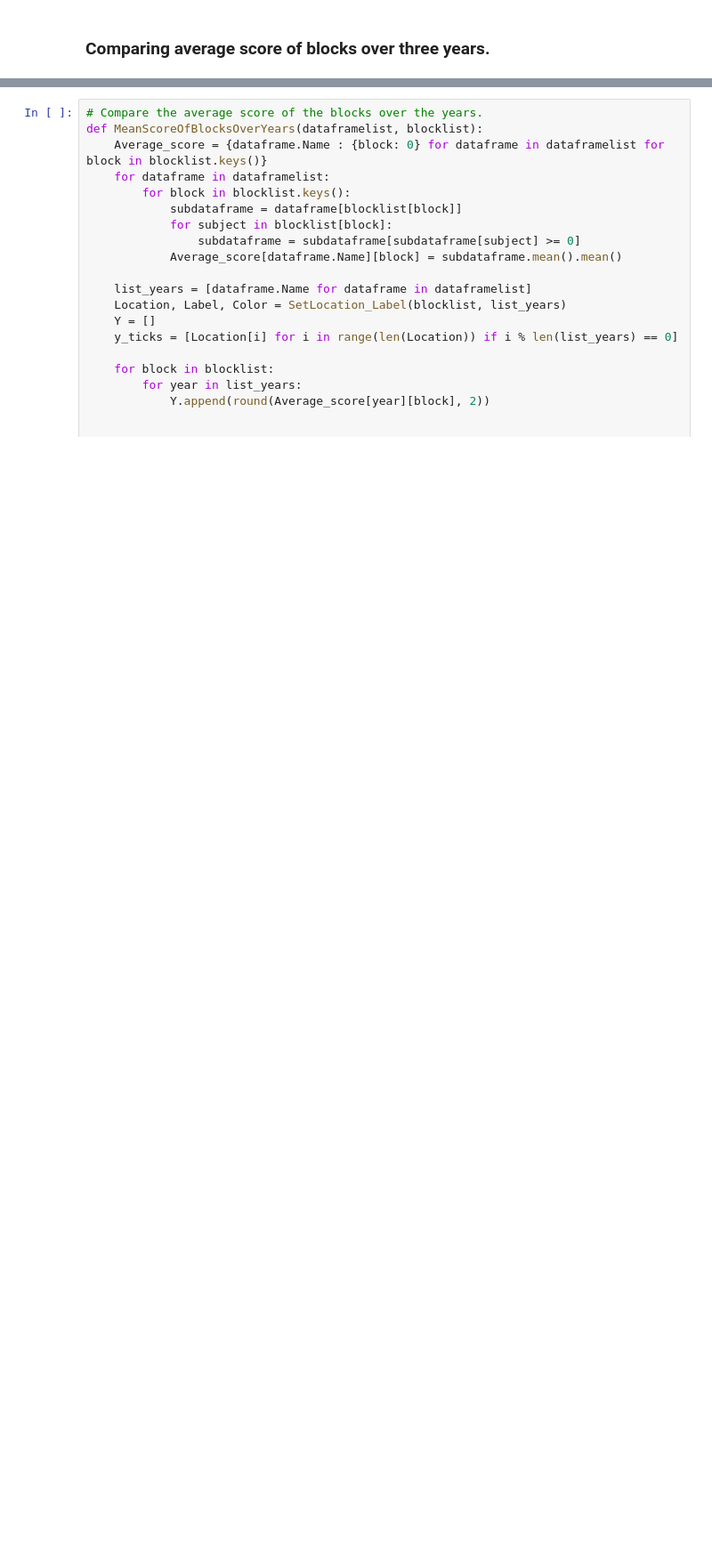
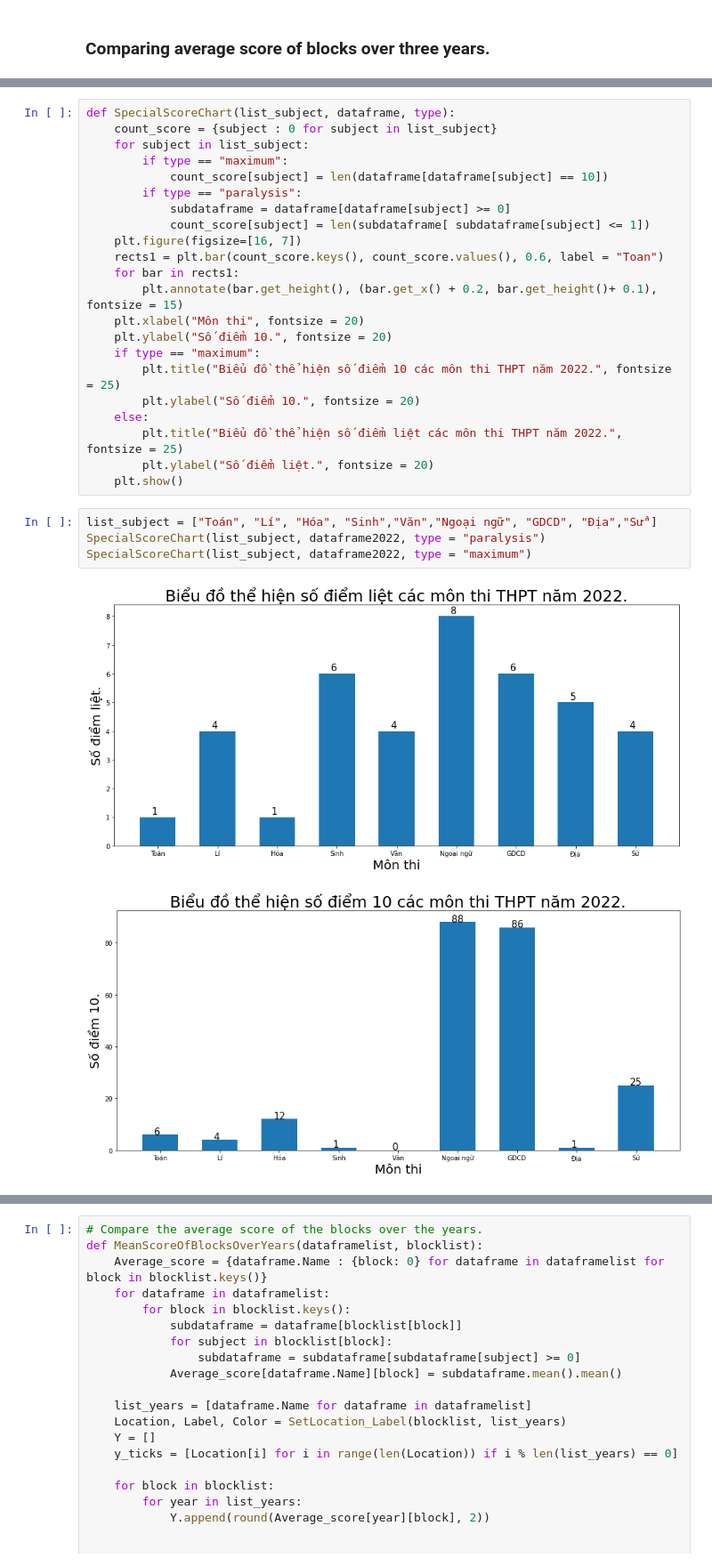
Before and after one commit to QuocBao02/Python-for-Data-Science---Final-Project, a Jupyter notebook: Report.ipynb, the cells around one changed output, grey strips where cells are left out. Shown at 89% size. Cells and saved outputs as stored; diff of their text form; blank space fills up the shorter version.

```diff
--- a/Report.ipynb
+++ b/Report.ipynb
@@ -504,0 +827,29 @@ MeanScoreOfSubjectsOverYears([dataframe2020, dataframe2021, dataframe2022], ["To
+# %%
+def SpecialScoreChart(list_subject, dataframe, type):
+    count_score = {subject : 0 for subject in list_subject}
+    for subject in list_subject:
+        if type == "maximum":
+            count_score[subject] = len(dataframe[dataframe[subject] == 10])
+        if type == "paralysis":
+            subdataframe = dataframe[dataframe[subject] >= 0]
+            count_score[subject] = len(subdataframe[ subdataframe[subject] <= 1])
+    plt.figure(figsize=[16, 7])
+    rects1 = plt.bar(count_score.keys(), count_score.values(), 0.6, label = "Toan")
+    for bar in rects1:
+        plt.annotate(bar.get_height(), (bar.get_x() + 0.2, bar.get_height()+ 0.1), fontsize = 15)
+    plt.xlabel("Môn thi", fontsize = 20)
+    plt.ylabel("Số điểm 10.", fontsize = 20)
+    if type == "maximum":
+        plt.title("Biểu đồ thể hiện số điểm 10 các môn thi THPT năm 2022.", fontsize = 25)
+        plt.ylabel("Số điểm 10.", fontsize = 20)
+    else:
+        plt.title("Biểu đồ thể hiện số điểm liệt các môn thi THPT năm 2022.", fontsize = 25)
+        plt.ylabel("Số điểm liệt.", fontsize = 20)
+    plt.show()
+# %%
+list_subject = ["Toán", "Lí", "Hóa", "Sinh","Văn","Ngoại ngữ", "GDCD", "Địa","Sử"]
+SpecialScoreChart(list_subject, dataframe2022, type = "paralysis")
+SpecialScoreChart(list_subject, dataframe2022, type = "maximum")
+# %% [output]
+[figure, added]
+[figure, added]
```
Also changed, not shown: parts of 44 cells of this notebook, 1 other file.
